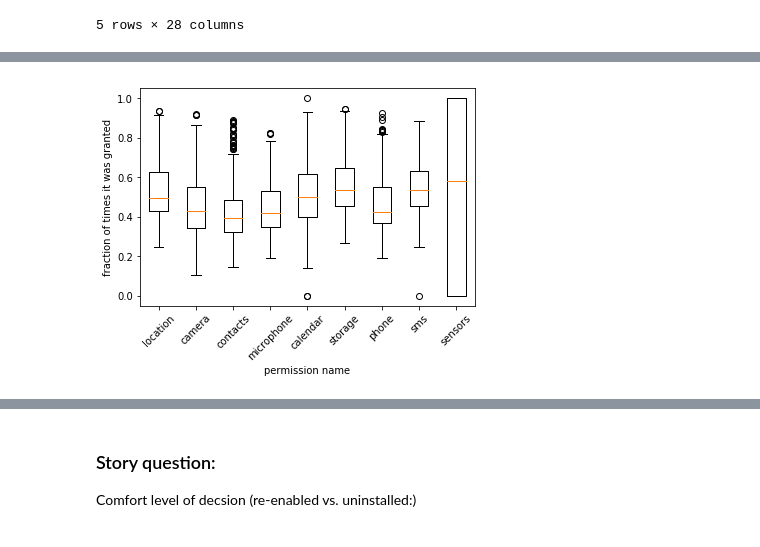
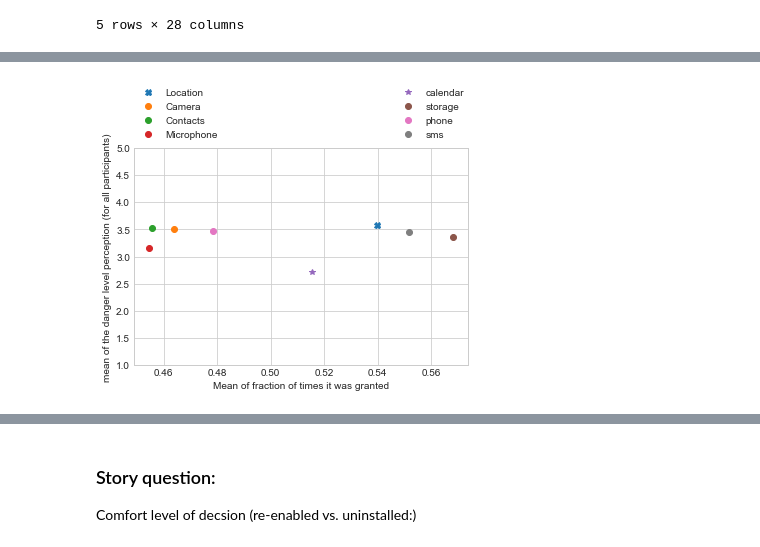
Before and after one commit to Qatrunnada/THIRD-crowdperm-analysis, a Jupyter notebook: THIRD-crowdperm-survey-analysis.ipynb, the cells around one changed output, grey strips where cells are left out. Drawn from its saved outputs; the diff is of its cells as text; code cells hidden in the pictures.

```diff
--- a/THIRD-crowdperm-survey-analysis.ipynb
+++ b/THIRD-crowdperm-survey-analysis.ipynb
@@ -434,4 +492,5 @@ plt.show()
 # %%
+
 location=dfDanger['number of apps granted location']/dfDanger['number of apps requested location']
 camera=dfDanger['number of apps granted camera']/dfDanger['number of apps requested camera']
 contacts=dfDanger['number of apps granted contacts']/dfDanger['number of apps requested contacts']
@@ -443,23 +502,84 @@ sms=dfDanger['number of apps granted sms']/dfDanger['number of apps requested sm
 sensors=dfDanger['number of apps granted sensor']/dfDanger['number of apps requested sensor']
 
 permissionCounts=[location,camera,contacts,microphone,calendar,storage,phone,sms,sensors]
-permissionsMeans=[location.mean(),camera.mean(),contacts.mean(),microphone.mean(),calendar.mean(),storage.mean(),phone.mean(),sms.mean(),sensors.mean()]
+permissionsFractions=[location.mean(),camera.mean(),contacts.mean(),microphone.mean(),calendar.mean(),storage.mean(),phone.mean(),sms.mean(),sensors.mean()]
 permissionNames=['location','camera','contacts','microphone','calendar','storage','phone','sms','sensors']
 
-plt.figure()
-plt.boxplot(permissionCounts)
-plt.xticks([1, 2, 3,4,5,6,7,8,9],['location','camera','contacts','microphone','calendar','storage','phone','sms','sensors'])
-plt.xticks(rotation=45)
-plt.xlabel('permission name')
-plt.ylabel('fraction of times it was granted')
+permissionsPerceptionMeans=[dfDanger['danger level of location'].mean(),dfDanger['danger level of camera'].mean(),dfDanger['danger level of contacts'].mean(),dfDanger['danger level of microphone'].mean(),dfDanger['danger level of calendar'].mean(),dfDanger['danger level of storage'].mean(),dfDanger['danger level of phone'].mean(),dfDanger['danger level of sms'].mean(),dfDanger['danger level of sensor'].mean()]
+
+print(pearsonr(permissionsPerceptionMeans, permissionsFractions))
+
+#plot the mean of the fraction of time each permission was granted against the perception of danger
+y=permissionsPerceptionMeans[0]
+x=permissionsFractions[0]
+plt.plot(x, y, 'X', label='Location')
+
+y=permissionsPerceptionMeans[1]
+x=permissionsFractions[1]
+
+plt.plot(x, y, 'o', label='Camera')
+
+y=permissionsPerceptionMeans[2]
+x=permissionsFractions[2]
+
+plt.plot(x, y, 'o', label='Contacts')
+
+y=permissionsPerceptionMeans[3]
+x=permissionsFractions[3]
+
+plt.plot(x, y, 'o', label='Microphone')
+
+
+y=permissionsPerceptionMeans[4]
+x=permissionsFractions[4]
+
+plt.plot(x, y, '*', label='calendar')
+
+y=permissionsPerceptionMeans[5]
+x=permissionsFractions[5]
+
+plt.plot(x, y, 'o', label='storage')
+
+y=permissionsPerceptionMeans[6]
+x=permissionsFractions[6]
+
+plt.plot(x, y, 'o', label='phone')
+
+y=permissionsPerceptionMeans[7]
+x=permissionsFractions[7]
+
+plt.plot(x, y, 'o', label='sms')
+
+#y=permissionsPerceptionMeans[8]
+#x=permissionsFractions[8]
+
+#plt.plot(x, y, 'o', label='sensors')
+
+#plt.legend(loc='upper right')
+plt.legend(bbox_to_anchor=(0., 1.02, 1., .102), loc=3,
+       ncol=2, mode="expand", borderaxespad=0.)
+plt.ylim(1.0, 5.0)
+plt.xlabel('Mean of fraction of times it was granted')
+plt.ylabel('mean of the danger level perception (for all participants)')
 plt.show()
 
 
+
+
+#plt.figure()
+#plt.boxplot(permissionCounts)
+#plt.xticks([1, 2, 3,4,5,6,7,8,9],['location','camera','contacts','microphone','calendar','storage','phone','sms','sensors'])
+#plt.xticks(rotation=45)
+#plt.xlabel('permission name')
+#plt.ylabel('fraction of times it was granted')
+#plt.show()
+
+
 #plt.scatter(permissionNames,permissionsMeans)
-plt.plot(permissionsMeans,'o')
-plt.xticks([0, 1, 2,3,4,5,6,7,8],['location','camera','contacts','microphone','calendar','storage','phone','sms','sensors'])
-plt.xticks(rotation=45)
-plt.xlabel('permission name')
-plt.ylabel('mean of the number of times it was granted (for all participants)')
-plt.show()
+#plt.plot(permissionsFractions,'o')
+#plt.xticks([0, 1, 2,3,4,5,6,7,8],['location','camera','contacts','microphone','calendar','storage','phone','sms','sensors'])
+#plt.xticks(rotation=45)
+#plt.xlabel('permission name')
+#plt.ylabel('mean of the number of times it was granted (for all participants)')
+#plt.show()
 # %% [output]
@@ -466 +587 @@ plt.show()
-[figure, old version]
+[figure, new version]
```
Also changed, not shown: parts of 7 cells of this notebook, 2 other files.
